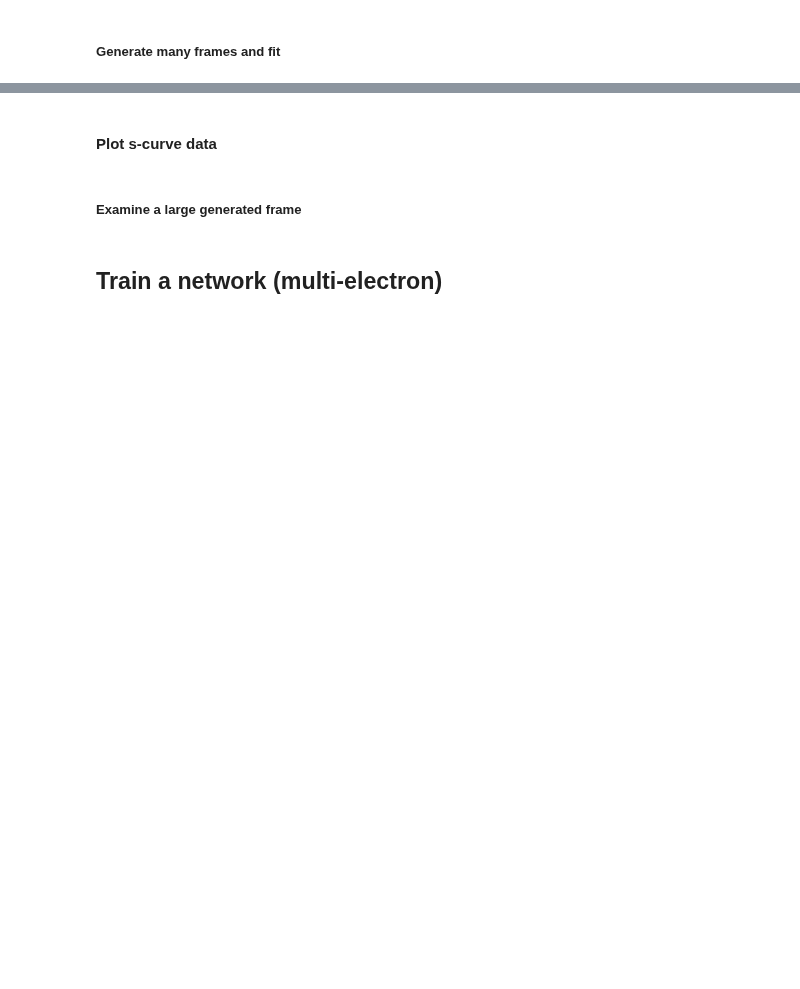
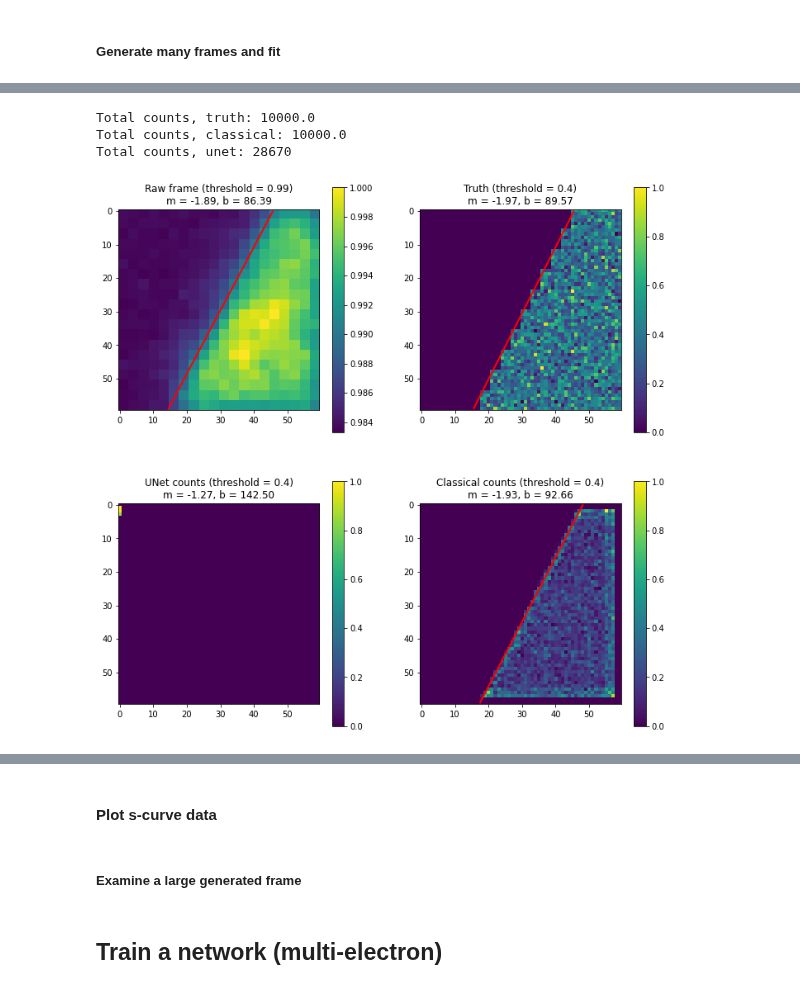
Before and after one commit to jerenner/emsim, a Jupyter notebook: emsim.ipynb, the cells around one changed output, grey strips where cells are left out. Cells and saved outputs as stored; diff of their text form; code cells hidden in the pictures; blank space fills up the shorter version.

Commit message:
Initial higher resolution edge analysis

```diff
--- a/emsim.ipynb
+++ b/emsim.ipynb
@@ -36,5 +38,5 @@ dset = tr.EMDataset("dataframes/EM_5um_front_3M_100keV.pkl",noise_mean=0,noise_s
 # %%
-frameset  = tr.EMFrameDataset(dset,frame_size=20,nelec_mean=2,nelec_sigma=0.1,noise_mean=683,noise_sigma=11.2,m_line=-2.0,b_line=30.0, lside = 0)
+frameset  = tr.EMFrameDataset(dset,frame_size=20,nelec_mean=2,nelec_sigma=0.1,noise_mean=683,noise_sigma=11.2,m_line=-2.0,b_line=30.0, lside = 0, res_factor=3)
 #frameset = tr.EMFrameDataset(dset,frame_size=4855,nelec_mean=103713,nelec_sigma=0.5,noise_mean=683,noise_sigma=11.2)
 #frameset = tr.EMFrameDataset(dset,frame_size=100,nelec_mean=88,nelec_sigma=2,noise_mean=0,noise_sigma=20)
 #frameset = tr.EMFrameDataset(dset,frame_size=100,nelec_mean=10,nelec_sigma=1,noise_mean=0,noise_sigma=20)
@@ -48,7 +50,7 @@ def fit_line(fit_img, th = 0.5, pct_rng = 0.2, nbins_hdist = 40):
     ncols = A.shape[1]
     ncts = np.sum(A[A >= th])
     nzeros = np.sum(1-A[A < th])
-    wcts = 1.0 #nzeros/ncts
+    wcts = nzeros/ncts
     indices = np.indices((nrows,ncols))
     irows = indices[0]
     icols = indices[1]
@@ -74,7 +76,7 @@ def fit_line(fit_img, th = 0.5, pct_rng = 0.2, nbins_hdist = 40):
         #print("Loss is:",-L,"with L1 =",L1,"L2 =",L2,"L3 =",L3,"L4 =",L4)
         return -L
 
-    initial_guess = [-1.5*nrows/ncols,2*nrows]
+    initial_guess = [-1.5*nrows/ncols,2.0*nrows]
     result = optimize.minimize(count_loss,initial_guess,method='Nelder-Mead',tol=1e-5)
     m,b = result.x
     Lmin = result.fun
@@ -97,13 +99,13 @@ def fit_line(fit_img, th = 0.5, pct_rng = 0.2, nbins_hdist = 40):
     return m,b,Lmin,mrng,Lrng_m,brng,Lrng_b,hfinal,bcenters
 # %%
 # Create some number of events and count them.
-th_unet = 0.8
-th_classical = 825
-evts = np.arange(0,100000)
+th_unet = 0.1
+th_classical = 825/4.
+evts = np.arange(0,10000)
 l_frames, l_labels, l_ct_unet, l_ct_classical = [], [], [], []
 for evt in evts:
     frame,label = frameset[evt]
-    label = label[0]
+    gnd_truth = label[0]
 
     # Send through the model.
     data = torch.tensor(frame).float().unsqueeze(0).unsqueeze(1).cuda()
@@ -115,11 +117,16 @@ for evt in evts:
 
     # Count with a single threshold.
     #ct_classical = (frame > th_classical)
-    ct_classical = np.zeros(frame.shape)
-    ct_classical[np.unravel_index(np.argmax(frame),frame.shape)] = 1
+
+    # Max argument classical truth.
+    #ct_classical = np.zeros(frame.shape)
+    #ct_classical[np.unravel_index(np.argmax(frame),frame.shape)] = 1
+
+    # Threshold truth.
+    ct_classical = label[1]
 
     l_frames.append(frame)
-    l_labels.append(label)
+    l_labels.append(gnd_truth)
     l_ct_unet.append(ct_unet)
     l_ct_classical.append(ct_classical)
 
@@ -139,5 +164,5 @@ ct_classical = np.sum(l_ct_classical,axis=0)
 # %%
-raw_th = 0.992
+raw_th = 0.99
 ct_th = 0.4
 m_frame,b_frame,Lmin_frame,mrng_frame,Lrng_m_frame,brng_frame,Lrng_b_frame,hdist_frame,bcenters_frame = fit_line(frame,th=raw_th)
 m_label,b_label,Lmin_label,mrng_label,Lrng_m_label,brng_label,Lrng_b_label,hdist_label,bcenters_label = fit_line(label,th=ct_th)
@@ -158,42 +192,47 @@ if(logscale):
     plt.imshow(np.log(frame))
     cbar = plt.colorbar()
     cbar.set_label("log(counts)")
-    plt.title("Raw frame (log counts, threshold = {})\nm = {:.2f}, b = {:.2f}".format(raw_th,m_label,b_label))
+    plt.title("Raw frame (log counts, threshold = {})\nm = {:.2f}, b = {:.2f}".format(raw_th,m_frame,b_frame))
 else:
     plt.imshow(frame/np.max(frame))
     cbar = plt.colorbar()
-    plt.title("Raw frame (threshold = {})\nm = {:.2f}, b = {:.2f}".format(raw_th,m_label,b_label))
+    plt.title("Raw frame (threshold = {})\nm = {:.2f}, b = {:.2f}".format(raw_th,m_frame,b_frame))
 xfit = np.arange(0,ncols-1,0.1)
 yfit = m_frame*xfit + b_frame
 plt.plot(xfit[(yfit > 0) & (yfit < nrows-1)],yfit[(yfit > 0) & (yfit < nrows-1)],color='red',linewidth=2)
 
 ax2 = fig.add_subplot(222)
 plt.imshow(label/np.max(label))
 plt.title("Truth (threshold = {})\nm = {:.2f}, b = {:.2f}".format(ct_th,m_label,b_label))
 plt.colorbar()
 xfit = np.arange(0,ncols-1,0.1)
 yfit = m_label*xfit + b_label
 plt.plot(xfit[(yfit > 0) & (yfit < nrows-1)],yfit[(yfit > 0) & (yfit < nrows-1)],color='red',linewidth=2)
 
 ax3 = fig.add_subplot(223)
 plt.imshow(ct_unet/np.max(ct_unet))
 plt.title("UNet counts (threshold = {})\nm = {:.2f}, b = {:.2f}".format(ct_th,m_unet,b_unet))
 plt.colorbar()
 xfit = np.arange(0,ncols-1,0.1)
 yfit = m_unet*xfit + b_unet
 plt.plot(xfit[(yfit > 0) & (yfit < nrows-1)],yfit[(yfit > 0) & (yfit < nrows-1)],color='red',linewidth=2)
 
 ax4 = fig.add_subplot(224)
 plt.imshow(ct_classical/np.max(ct_classical))
 plt.title("Classical counts (threshold = {})\nm = {:.2f}, b = {:.2f}".format(ct_th,m_classical,b_classical))
 plt.colorbar()
 xfit = np.arange(0,ncols-1,0.1)
 yfit = m_classical*xfit + b_classical
 plt.plot(xfit[(yfit > 0) & (yfit < nrows-1)],yfit[(yfit > 0) & (yfit < nrows-1)],color='red',linewidth=2)
 
 print("Total counts, truth:",np.sum(label))
 print("Total counts, classical:",np.sum(ct_classical))
 print("Total counts, unet:",np.sum(ct_unet))
+# %% [output]
+Total counts, truth: 10000.0
+Total counts, classical: 10000.0
+Total counts, unet: 28670
+[figure, added]
 # %%
 fig = plt.figure()
 fig.set_figheight(4.0)
```
Also changed, not shown: parts of 10 cells of this notebook, 1 other file.
